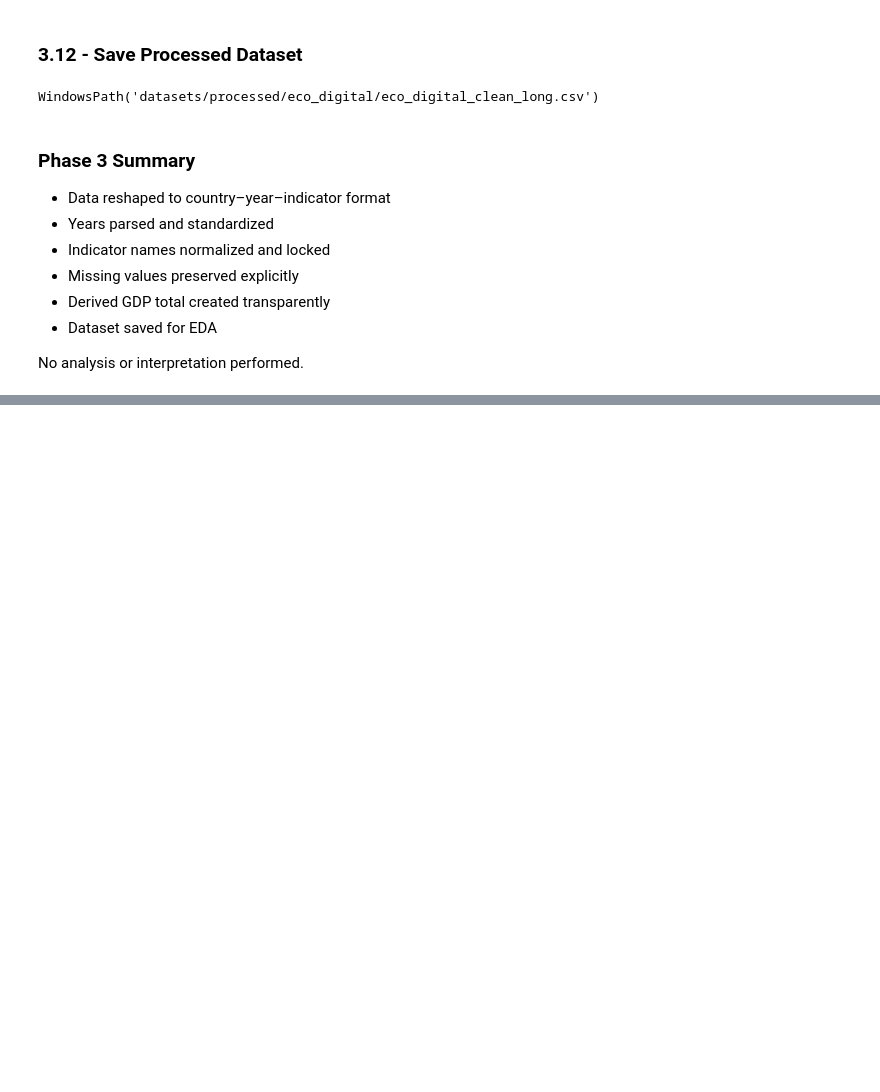
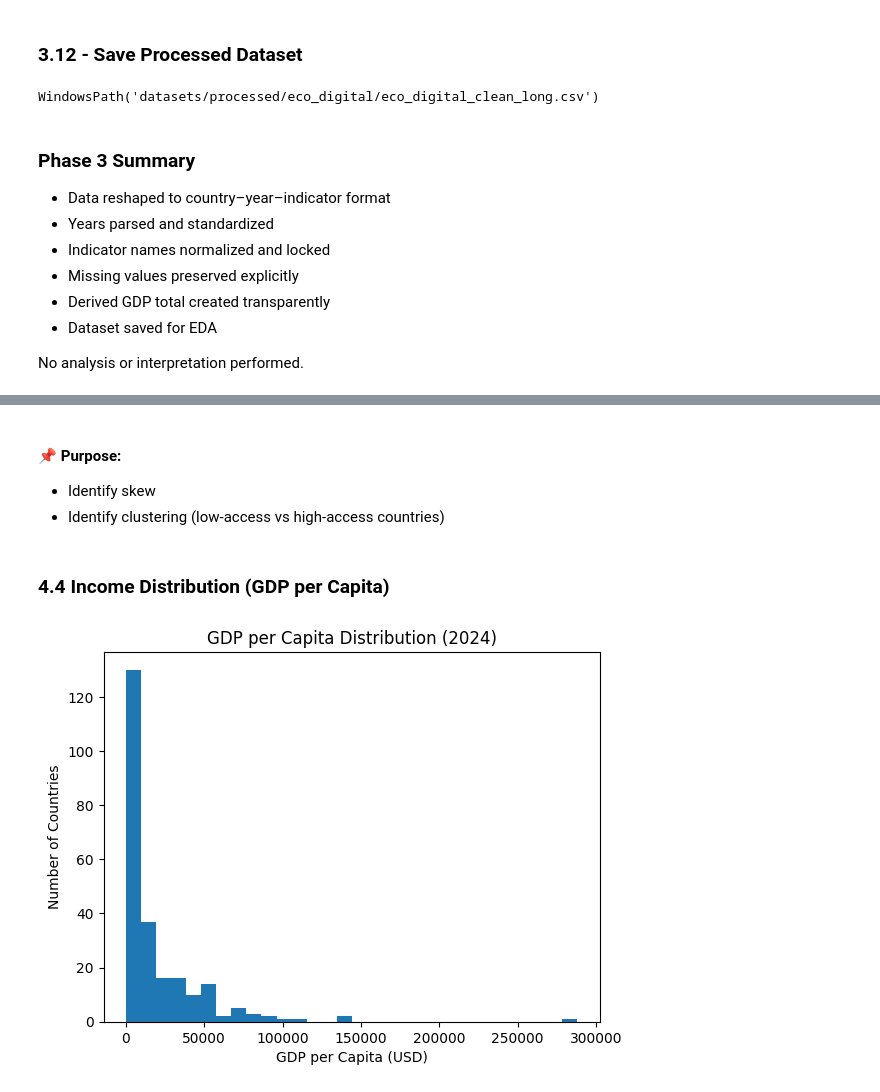
Before and after one commit to Comrade-1729/EDA_MLOPS-Portfolio, a Jupyter notebook: notebooks/03_economic_digital_divide_eda.ipynb, the cells around one changed output, grey strips where cells are left out. Saved outputs shown, nothing was run; the diff lists cells and outputs as text; code cells hidden in the pictures; blank space fills up the shorter version.

```diff
--- a/notebooks/03_economic_digital_divide_eda.ipynb
+++ b/notebooks/03_economic_digital_divide_eda.ipynb
@@ -496,0 +573,18 @@ No analysis or interpretation performed.
+# %% [markdown]
+#### 📌 Purpose:
+- Identify skew
+- Identify clustering (low-access vs high-access countries)
+# %% [markdown]
+### 4.4 Income Distribution (GDP per Capita)
+# %%
+plt.figure()
+plt.hist(
+    df_latest["gdp_per_capita_usd"].dropna(),
+    bins=30
+)
+plt.xlabel("GDP per Capita (USD)")
+plt.ylabel("Number of Countries")
+plt.title(f"GDP per Capita Distribution ({latest_year})")
+plt.show()
+# %% [output]
+[figure, added]
```
Also changed, not shown: parts of 62 cells of this notebook.
